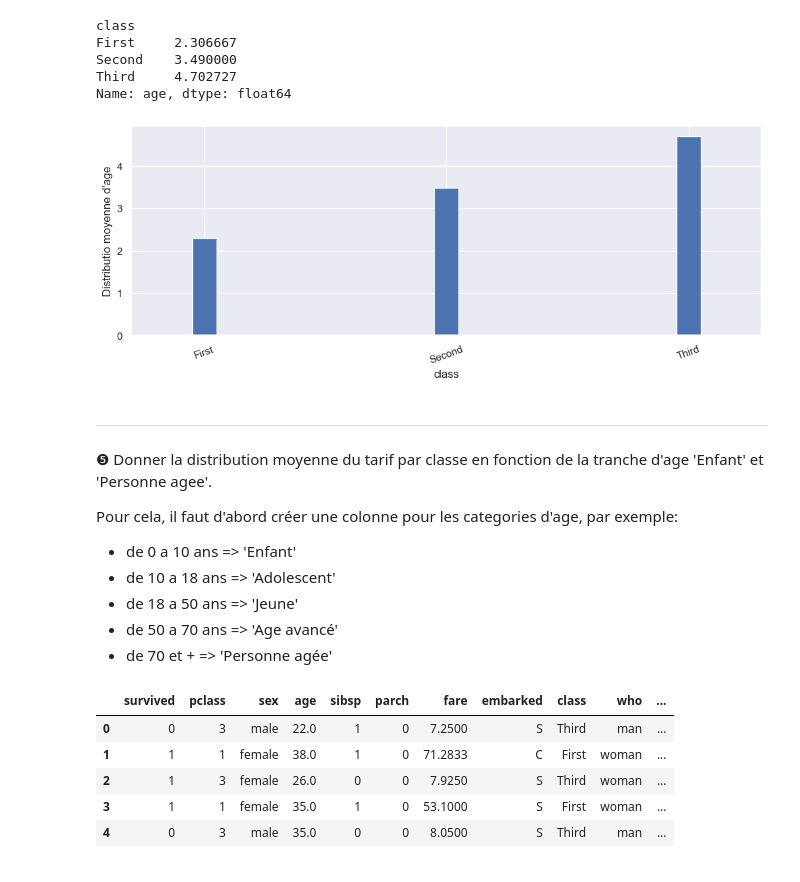
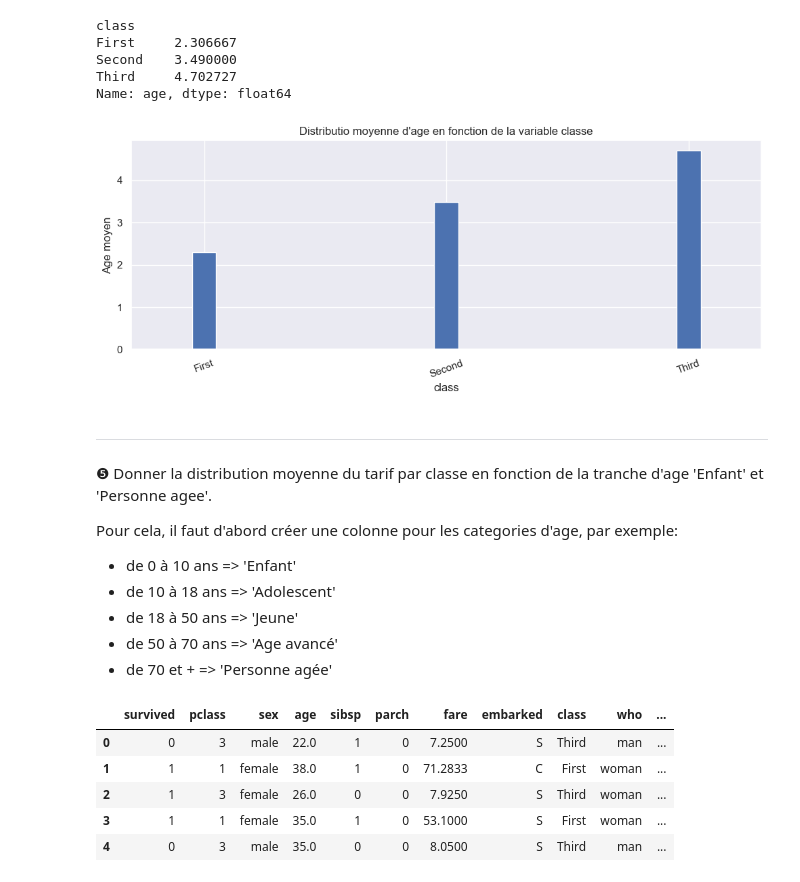
Before and after one commit to OusmanHamit/D.I.T, a Jupyter notebook: tp_groupby2.ipynb, the cells around one changed output. Cells and saved outputs as stored; diff of their text form; code cells hidden in the pictures.

```diff
--- a/tp_groupby2.ipynb
+++ b/tp_groupby2.ipynb
@@ -101,22 +96,22 @@ Second    3.490000
 Third     4.702727
 Name: age, dtype: float64
 # %%
-
-df[df['age'] <= 10].groupby('class')['age'].mean().plot(kind = 'bar', width = 0.1)
-plt.xticks(rotation = 20)
-plt.ylabel('Distributio moyenne d\'age')
+df[df['age']<=10].groupby('class', observed=True)['age'].mean().plot(kind='bar', width=.1)
+plt.xticks(rotation=20)
+plt.title("Distributio moyenne d'age en fonction de la variable classe")
+plt.ylabel('Age moyen')
 plt.show()
 # %% [output]
-[figure, old version]
+[figure, new version]
 # %% [markdown]
 ---
 ❺ Donner la distribution moyenne du tarif par classe en fonction de la tranche d'age 'Enfant' et 'Personne agee'.
 
 Pour cela, il faut d'abord créer une colonne pour les categories d'age, par exemple:
 
- - de 0 a 10 ans  => 'Enfant'
- - de 10 a 18 ans => 'Adolescent'
- - de 18 a 50 ans => 'Jeune'
- - de 50 a 70 ans => 'Age avancé'
+ - de 0 à 10 ans  => 'Enfant'
+ - de 10 à 18 ans => 'Adolescent'
+ - de 18 à 50 ans => 'Jeune'
+ - de 50 à 70 ans => 'Age avancé'
  - de 70 et +     => 'Personne agée'
 # %%
```
Also changed, not shown: parts of 15 cells of this notebook.
